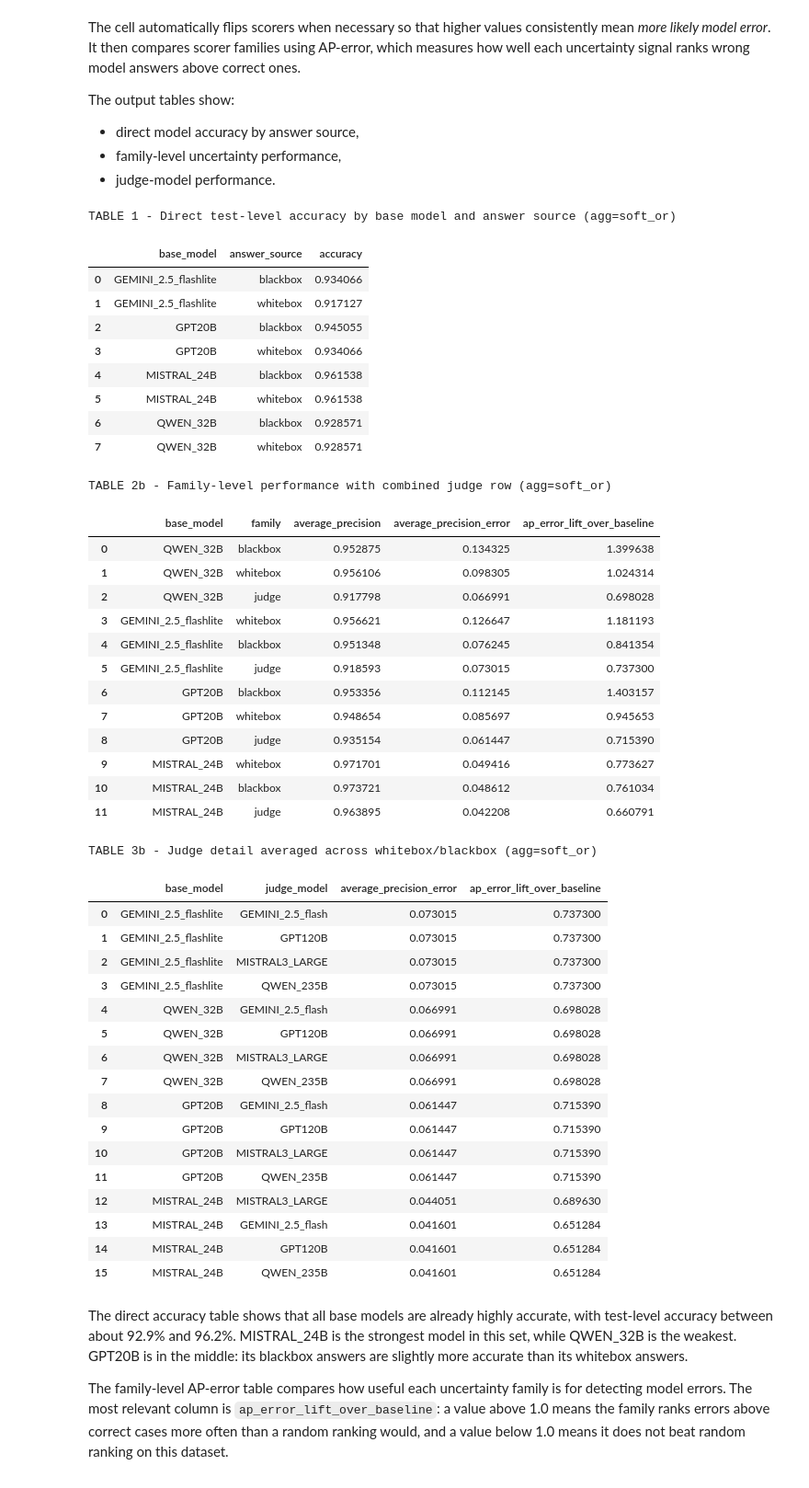
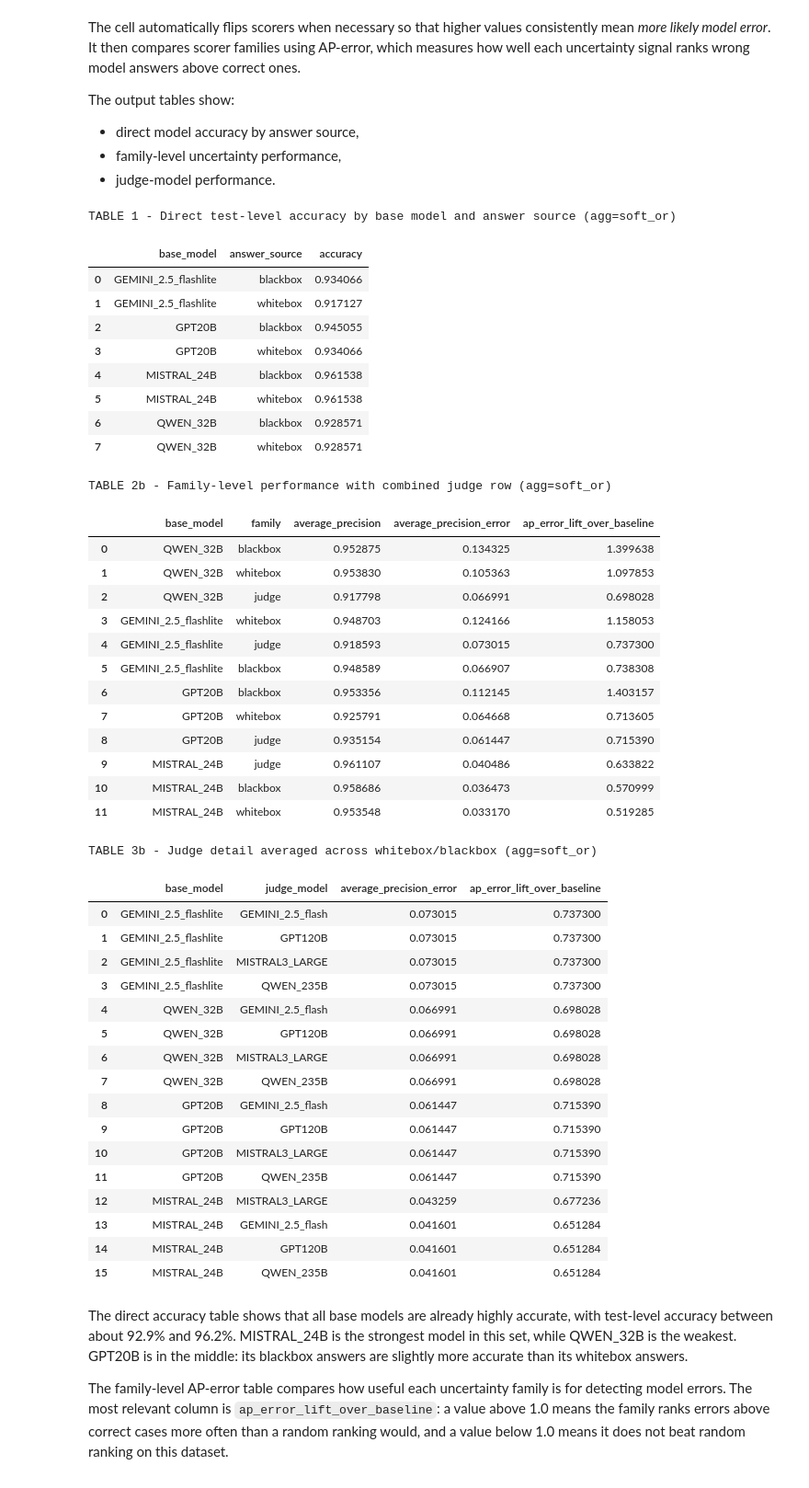
Before and after one commit to f3reshteh/uncertainty-estimation, a Jupyter notebook: evaluation/calibration.ipynb, the cells around one changed output. Shown at 92% size. Cells and saved outputs as stored; diff of their text form; code cells hidden in the pictures.

```diff
--- a/evaluation/calibration.ipynb
+++ b/evaluation/calibration.ipynb
@@ -183,54 +183,15 @@ def _collect_judge_long(filename="judge_case_by_model.csv"):
 
 
 def _orient_group_to_error(group, agg_fn):
+    # Raw scores are UQLM/judge confidences in [0, 1]; the error-oriented
+    # score is always 1 - raw, then q05/q95 map onto [0, 1].
     group = group.copy()
     raw = group["raw_score"].to_numpy(dtype=float)
-    y_error_key = (
-        group[TEST_KEY + ["error_label"]]
-        .drop_duplicates(TEST_KEY)
-        .sort_values(TEST_KEY)["error_label"]
-        .astype(int)
-        .to_numpy()
-    )
-    best = None
-    for flipped in (False, True):
-        oriented = -raw if flipped else raw
-        check_error_score, lo, hi = scale_to_error(oriented)
-        temp = group[TEST_KEY + ["error_label"]].copy()
-        temp["check_error_score"] = check_error_score
-        test_df = (
-            temp.groupby(TEST_KEY, as_index=False)
-            .agg(
-                error_label=("error_label", "first"),
-                test_error_score=("check_error_score", agg_fn),
-            )
-            .dropna(subset=["test_error_score"])
-            .sort_values(TEST_KEY)
-            .reset_index(drop=True)
-        )
-        if len(test_df) == 0 or np.unique(y_error_key).size < 2:
-            ap_error = float("nan")
-        else:
-            ap_error = float(
-                average_precision_score(
-                    y_error_key, test_df["test_error_score"].to_numpy(dtype=float)
-                )
-            )
-        candidate = {
-            "flipped": bool(flipped),
-            "error_score": check_error_score,
-            "ap_error": ap_error,
-            "q05": lo,
-            "q95": hi,
-        }
-        key = np.nan_to_num(ap_error, nan=-np.inf)
-        if best is None or key > best[0]:
-            best = (key, candidate)
-
-    group["error_score"] = best[1]["error_score"]
-    group["flipped"] = best[1]["flipped"]
-    group["q05"] = best[1]["q05"]
-    group["q95"] = best[1]["q95"]
+    oriented = 1.0 - raw
+    check_error_score, lo, hi = scale_to_error(oriented)
+    group["error_score"] = check_error_score
+    group["q05"] = lo
+    group["q95"] = hi
     return group
 
 
@@ -454,44 +415,44 @@ if not judge_table.empty:
 print(f"\nTABLE 1 - Direct test-level accuracy by base model and answer source (agg={CROSS_MODEL_AGG_NAME})")
 display(table1[["base_model", "answer_source", "accuracy"]])
 
 print(f"\nTABLE 2b - Family-level performance with combined judge row (agg={CROSS_MODEL_AGG_NAME})")
 display(
     table2_combined[
         ["base_model", "family", "average_precision", "average_precision_error", "ap_error_lift_over_baseline"]
     ]
 )
 
 print(f"\nTABLE 3b - Judge detail averaged across whitebox/blackbox (agg={CROSS_MODEL_AGG_NAME})")
 display(
     judge_table_avg[
         ["base_model", "judge_model", "average_precision_error", "ap_error_lift_over_baseline"]
     ]
 )
 # %% [output]
 TABLE 1 - Direct test-level accuracy by base model and answer source (agg=soft_or)
 |  | base_model | answer_source | accuracy |
 | 0 | GEMINI_2.5_flashlite | blackbox | 0.934066 |
 | 1 | GEMINI_2.5_flashlite | whitebox | 0.917127 |
 | 2 | GPT20B | blackbox | 0.945055 |
 | 3 | GPT20B | whitebox | 0.934066 |
 | 4 | MISTRAL_24B | blackbox | 0.961538 |
 | 5 | MISTRAL_24B | whitebox | 0.961538 |
 | 6 | QWEN_32B | blackbox | 0.928571 |
 | 7 | QWEN_32B | whitebox | 0.928571 |
 TABLE 2b - Family-level performance with combined judge row (agg=soft_or)
 |  | base_model | family | average_precision | average_precision_error | ap_error_lift_over_baseline |
 | 0 | QWEN_32B | blackbox | 0.952875 | 0.134325 | 1.399638 |
-| 1 | QWEN_32B | whitebox | 0.956106 | 0.098305 | 1.024314 |
+| 1 | QWEN_32B | whitebox | 0.953830 | 0.105363 | 1.097853 |
 | 2 | QWEN_32B | judge | 0.917798 | 0.066991 | 0.698028 |
-| 3 | GEMINI_2.5_flashlite | whitebox | 0.956621 | 0.126647 | 1.181193 |
-| 4 | GEMINI_2.5_flashlite | blackbox | 0.951348 | 0.076245 | 0.841354 |
-| 5 | GEMINI_2.5_flashlite | judge | 0.918593 | 0.073015 | 0.737300 |
+| 3 | GEMINI_2.5_flashlite | whitebox | 0.948703 | 0.124166 | 1.158053 |
+| 4 | GEMINI_2.5_flashlite | judge | 0.918593 | 0.073015 | 0.737300 |
+| 5 | GEMINI_2.5_flashlite | blackbox | 0.948589 | 0.066907 | 0.738308 |
 | 6 | GPT20B | blackbox | 0.953356 | 0.112145 | 1.403157 |
-| 7 | GPT20B | whitebox | 0.948654 | 0.085697 | 0.945653 |
+| 7 | GPT20B | whitebox | 0.925791 | 0.064668 | 0.713605 |
 | 8 | GPT20B | judge | 0.935154 | 0.061447 | 0.715390 |
-| 9 | MISTRAL_24B | whitebox | 0.971701 | 0.049416 | 0.773627 |
-| 10 | MISTRAL_24B | blackbox | 0.973721 | 0.048612 | 0.761034 |
-| 11 | MISTRAL_24B | judge | 0.963895 | 0.042208 | 0.660791 |
+| 9 | MISTRAL_24B | judge | 0.961107 | 0.040486 | 0.633822 |
+| 10 | MISTRAL_24B | blackbox | 0.958686 | 0.036473 | 0.570999 |
+| 11 | MISTRAL_24B | whitebox | 0.953548 | 0.033170 | 0.519285 |
 TABLE 3b - Judge detail averaged across whitebox/blackbox (agg=soft_or)
 |  | base_model | judge_model | average_precision_error | ap_error_lift_over_baseline |
 | 0 | GEMINI_2.5_flashlite | GEMINI_2.5_flash | 0.073015 | 0.737300 |
@@ -506,7 +467,7 @@ TABLE 3b - Judge detail averaged across whitebox/blackbox (agg=soft_or)
 | 9 | GPT20B | GPT120B | 0.061447 | 0.715390 |
 | 10 | GPT20B | MISTRAL3_LARGE | 0.061447 | 0.715390 |
 | 11 | GPT20B | QWEN_235B | 0.061447 | 0.715390 |
-| 12 | MISTRAL_24B | MISTRAL3_LARGE | 0.044051 | 0.689630 |
+| 12 | MISTRAL_24B | MISTRAL3_LARGE | 0.043259 | 0.677236 |
 | 13 | MISTRAL_24B | GEMINI_2.5_flash | 0.041601 | 0.651284 |
 | 14 | MISTRAL_24B | GPT120B | 0.041601 | 0.651284 |
 | 15 | MISTRAL_24B | QWEN_235B | 0.041601 | 0.651284 |
```
Also changed, not shown: parts of 5 cells of this notebook, 2 other files.
